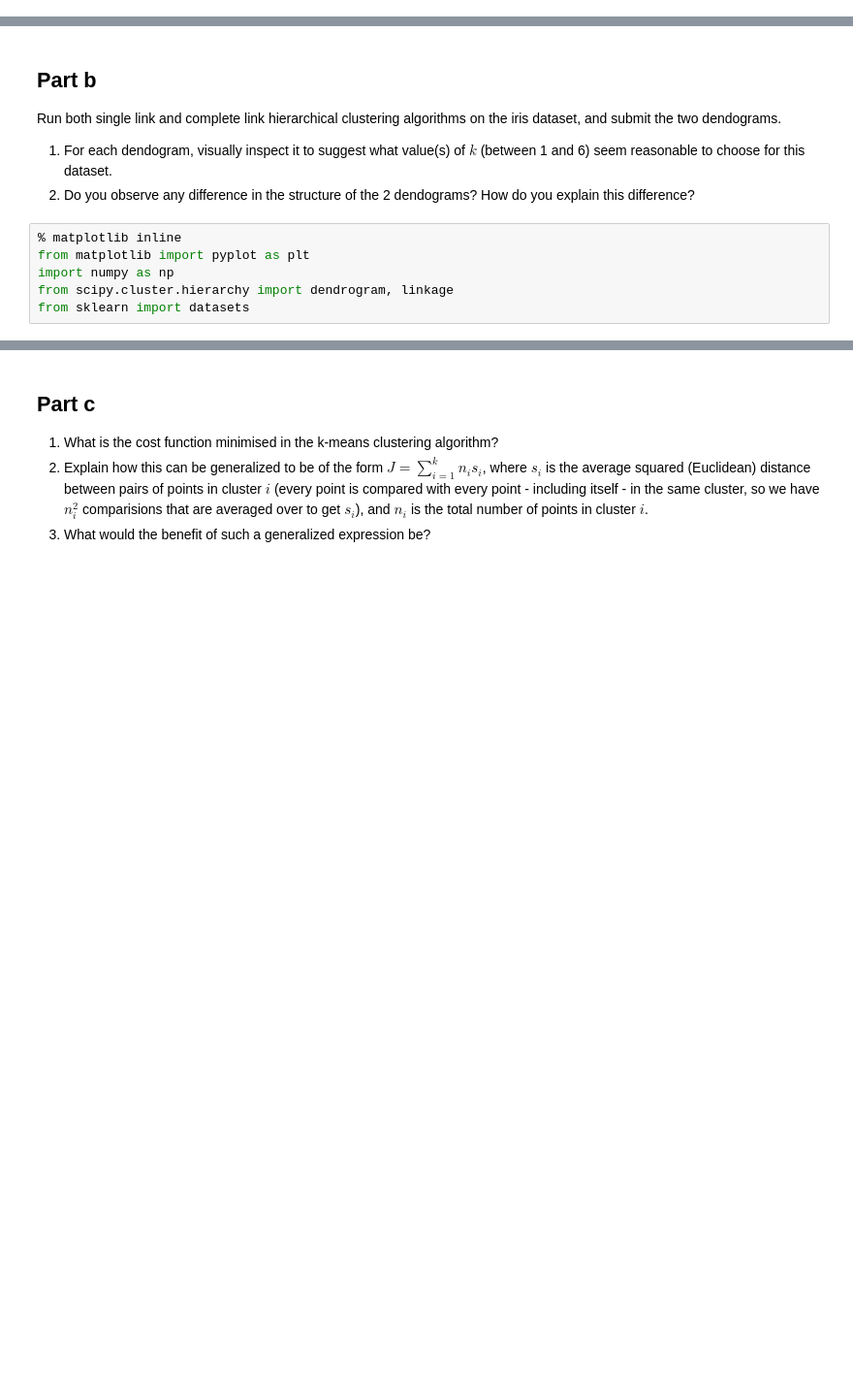
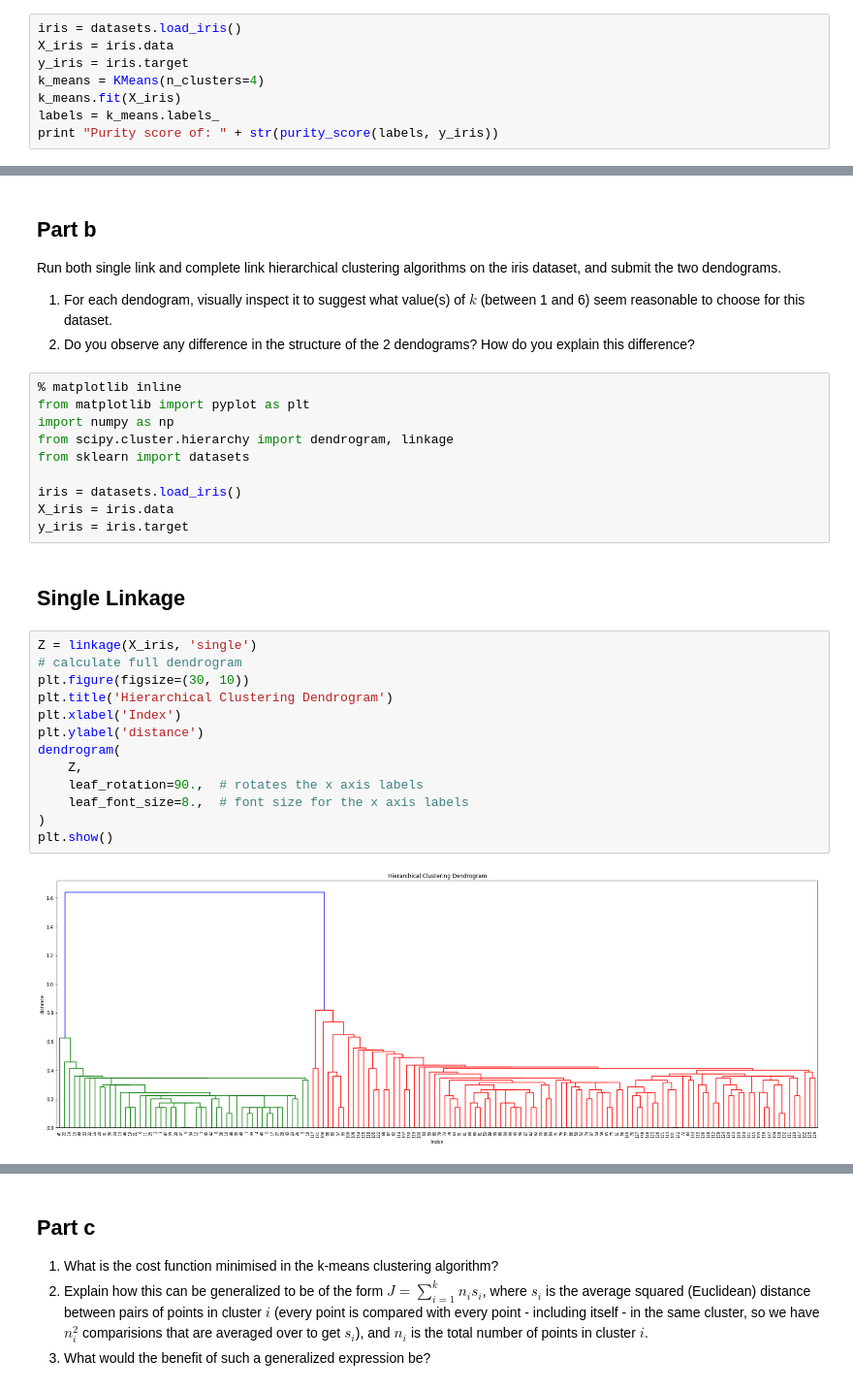
Before and after one commit to kevinjyee/DSPrinciples, a Jupyter notebook: HW5/hw5.ipynb, the cells around one changed output, grey strips where cells are left out. Shown at 97% size. Saved outputs shown, nothing was run; the diff lists cells and outputs as text; blank space fills up the shorter version.

```diff
--- a/HW5/hw5.ipynb
+++ b/HW5/hw5.ipynb
@@ -616,0 +721,8 @@ from sklearn import datasets
+# %%
+iris = datasets.load_iris()
+X_iris = iris.data
+y_iris = iris.target
+k_means = KMeans(n_clusters=4)
+k_means.fit(X_iris)
+labels = k_means.labels_
+print "Purity score of: " + str(purity_score(labels, y_iris))
@@ -627,3 +769,24 @@ from matplotlib import pyplot as plt
 import numpy as np
 from scipy.cluster.hierarchy import dendrogram, linkage
 from sklearn import datasets
+
+iris = datasets.load_iris()
+X_iris = iris.data
+y_iris = iris.target
+# %% [markdown]
+## Single Linkage
+# %%
+Z = linkage(X_iris, 'single')
+# calculate full dendrogram
+plt.figure(figsize=(30, 10))
+plt.title('Hierarchical Clustering Dendrogram')
+plt.xlabel('Index')
+plt.ylabel('distance')
+dendrogram(
+    Z,
+    leaf_rotation=90.,  # rotates the x axis labels
+    leaf_font_size=8.,  # font size for the x axis labels
+)
+plt.show()
+# %% [output]
+[figure, added]
```
Also changed, not shown: parts of 21 cells of this notebook.
